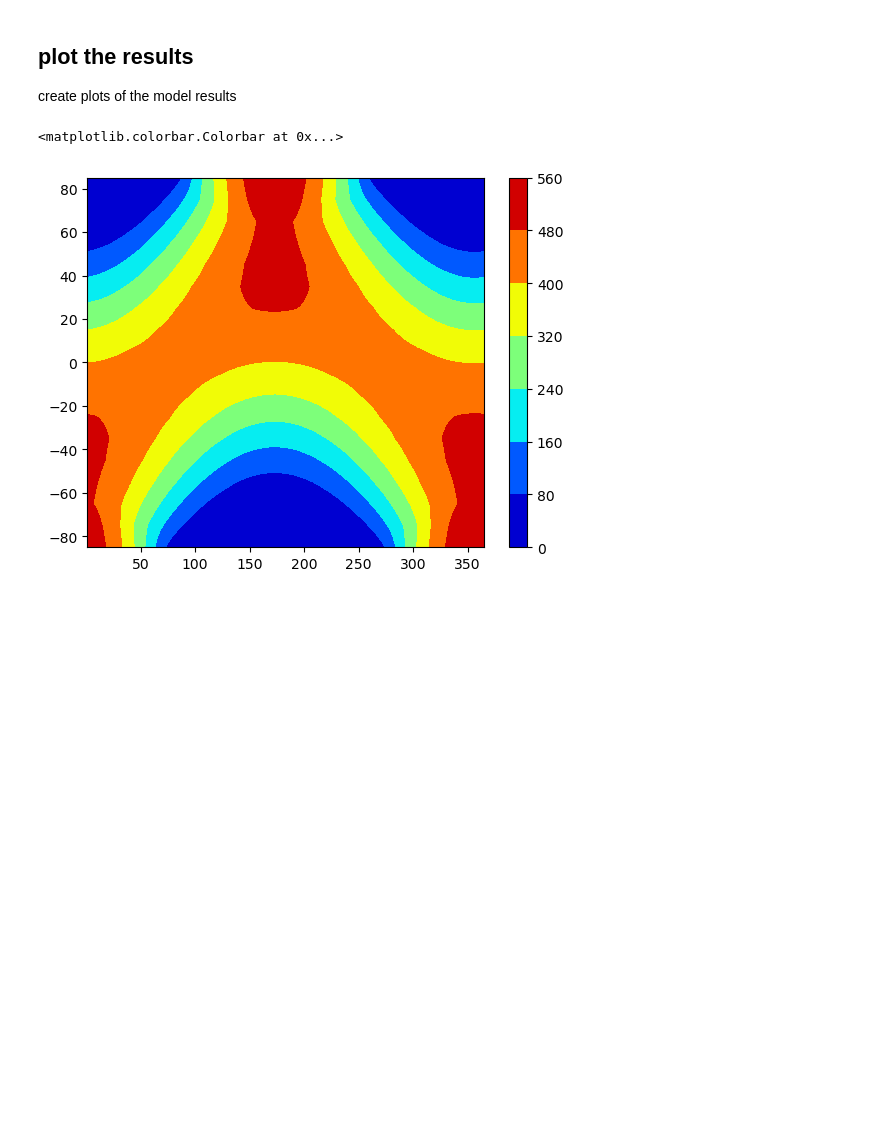
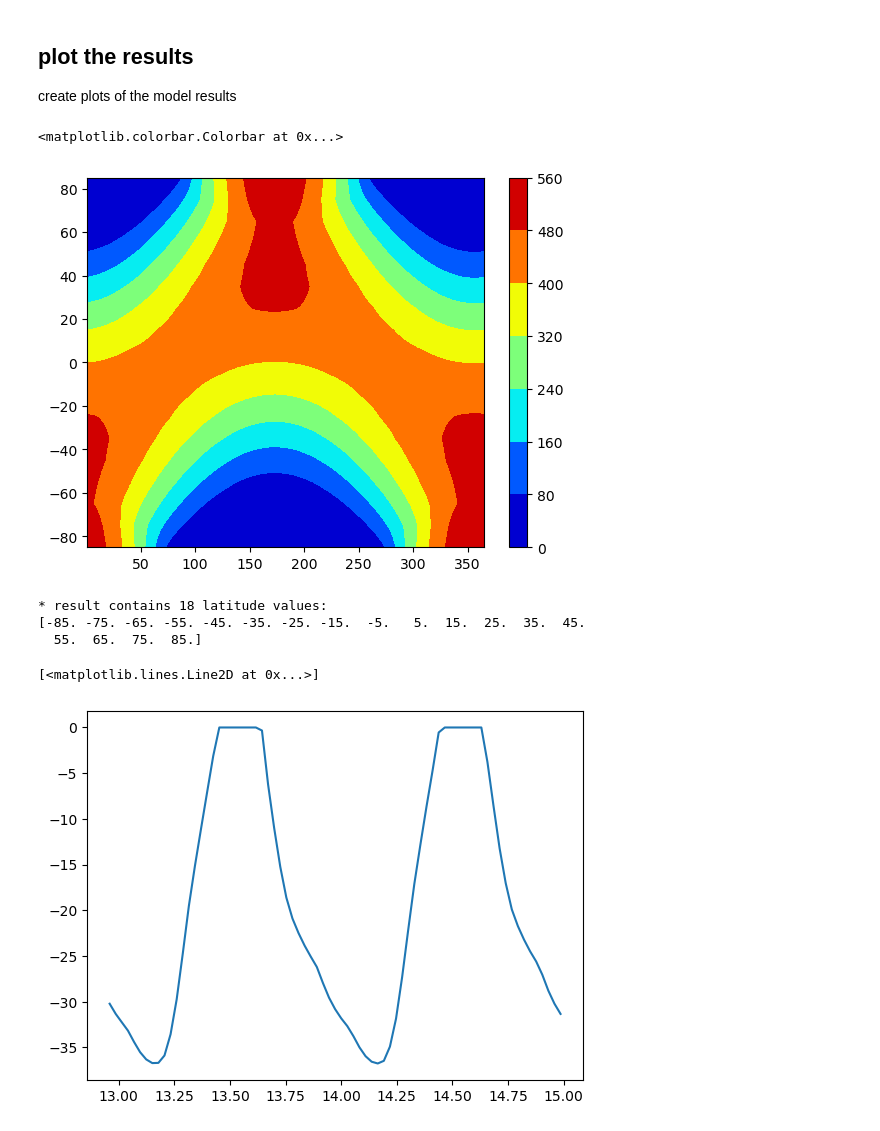
Before and after one commit to cemac/fastclimate, a Jupyter notebook: fastclimate.ipynb, the cells around one changed output. Saved outputs shown, nothing was run; the diff lists cells and outputs as text; code cells hidden in the pictures; blank space fills up the shorter version.

Commit message:
Update notebook
Add time series example

```diff
--- a/fastclimate.ipynb
+++ b/fastclimate.ipynb
@@ -15,11 +15,13 @@ define the model parameters
 model_parameters = {
     #  model run time (years):
     'tmax': 15,
-    #  plot only last plotyears (years):
+    #  plot from this year:
+    'plotstart': 13,
+    #  plot this many years (years):
     'plotyears': 2,
     #  this model run will be compared with one
     #  other previous run:
-    'comparewith': '35yearstandard.json',
+    'comparewith': '100yearstandard.json',
     # offset initial conditions ...
     # initial temperature offsets (^oC)
     # (Tocean<freezing will be adjusted):
@@ -136,3 +138,19 @@ plt.colorbar()
 # %% [output]
 <matplotlib.colorbar.Colorbar at 0x...>
 [figure]
+# %%
+# latitude values are stored in 'l':
+print('* result contains', len(result['l']), 'latitude values:')
+print(result['l'])
+# %% [output]
+* result contains 18 latitude values:
+[-85. -75. -65. -55. -45. -35. -25. -15.  -5.   5.  15.  25.  35.  45.
+  55.  65.  75.  85.]
+# %%
+# plot time series of surface temperature for 85°N:
+x = result['ttp']
+y = result['TTsavg'][-1][result['nit']]
+plt.plot(x, y)
+# %% [output]
+[<matplotlib.lines.Line2D at 0x...>]
+[figure, added]
```
